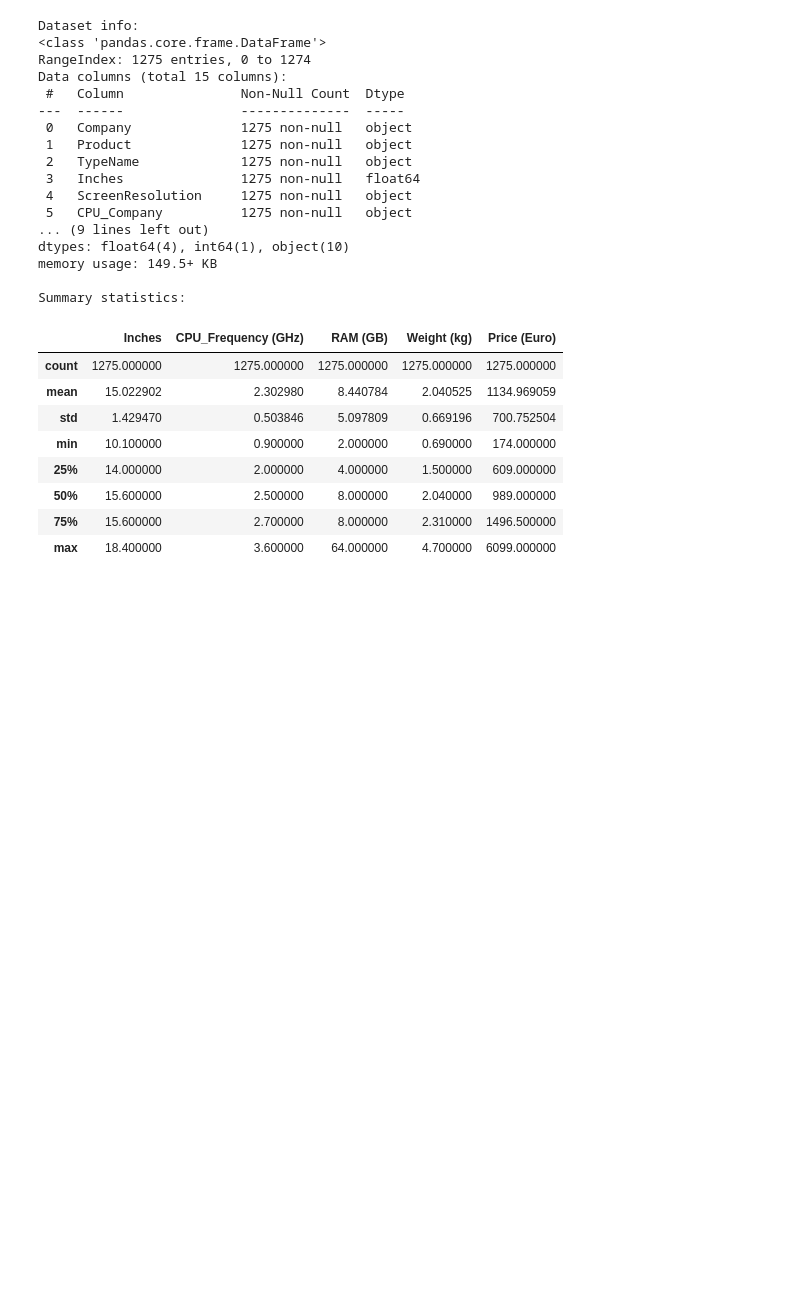
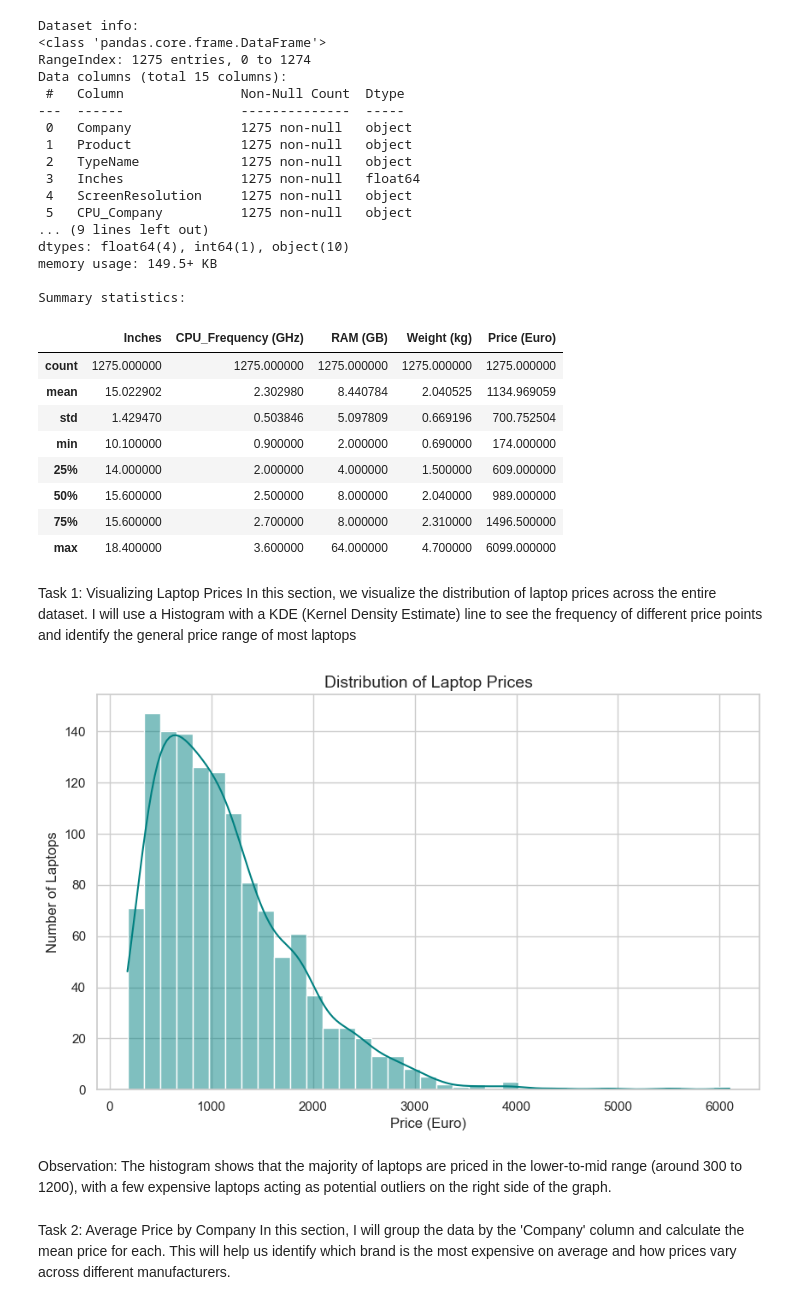
Before and after one commit to eliaKli/mini_project-1, a Jupyter notebook: x.ipynb, the cells around one changed output. Cells and saved outputs as stored; diff of their text form; code cells hidden in the pictures; blank space fills up the shorter version.

Commit message:
average computer prices histogram

```diff
--- a/x.ipynb
+++ b/x.ipynb
@@ -64,3 +64,27 @@ Summary statistics:
 | 50% | 15.600000 | 2.500000 | 8.000000 | 2.040000 | 989.000000 |
 | 75% | 15.600000 | 2.700000 | 8.000000 | 2.310000 | 1496.500000 |
 | max | 18.400000 | 3.600000 | 64.000000 | 4.700000 | 6099.000000 |
+# %% [markdown]
+Task 1: Visualizing Laptop Prices
+In this section, we visualize the distribution of laptop prices across the entire dataset. I will use a Histogram with a KDE (Kernel Density Estimate) line to see the frequency of different price points and identify the general price range of most laptops
+# %%
+# יצירת דף לגרף בגודל מתאים
+plt.figure(figsize=(10, 6))
+
+# יצירת היסטוגרמה למחירי הלפטופים
+sns.histplot(df['Price (Euro)'], kde=True, color='teal')
+
+# הוספת כותרות (Axes titles and plot title)
+plt.title('Distribution of Laptop Prices', fontsize=14)
+plt.xlabel('Price (Euro)', fontsize=12)
+plt.ylabel('Number of Laptops', fontsize=12)
+
+# הצגת הגרף
+plt.show()
+# %% [output]
+[figure, added]
+# %% [markdown]
+Observation: The histogram shows that the majority of laptops are priced in the lower-to-mid range (around 300 to 1200), with a few expensive laptops acting as potential outliers on the right side of the graph.
+# %% [markdown]
+Task 2: Average Price by Company
+In this section, I will group the data by the 'Company' column and calculate the mean price for each. This will help us identify which brand is the most expensive on average and how prices vary across different manufacturers.
```
